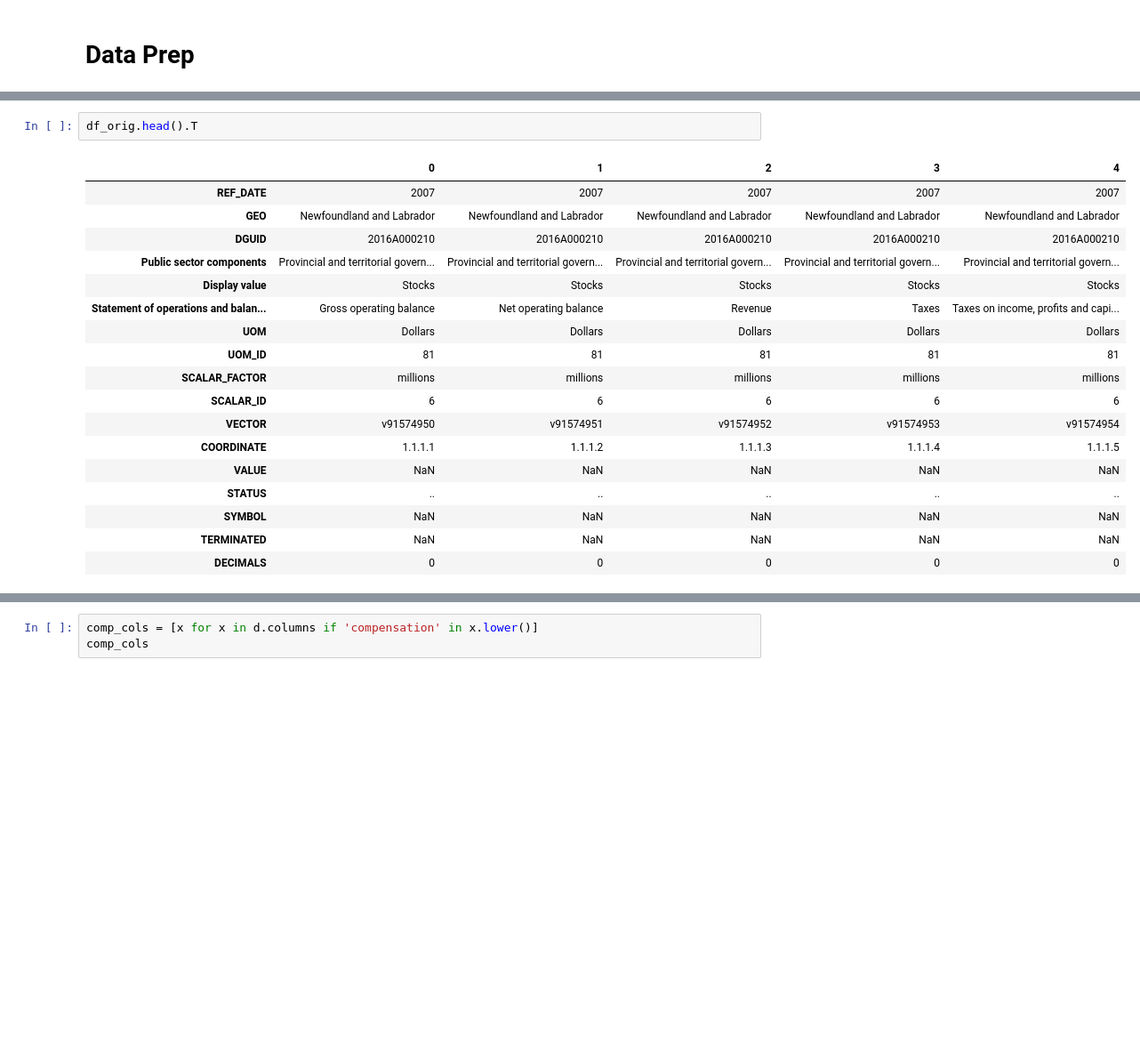
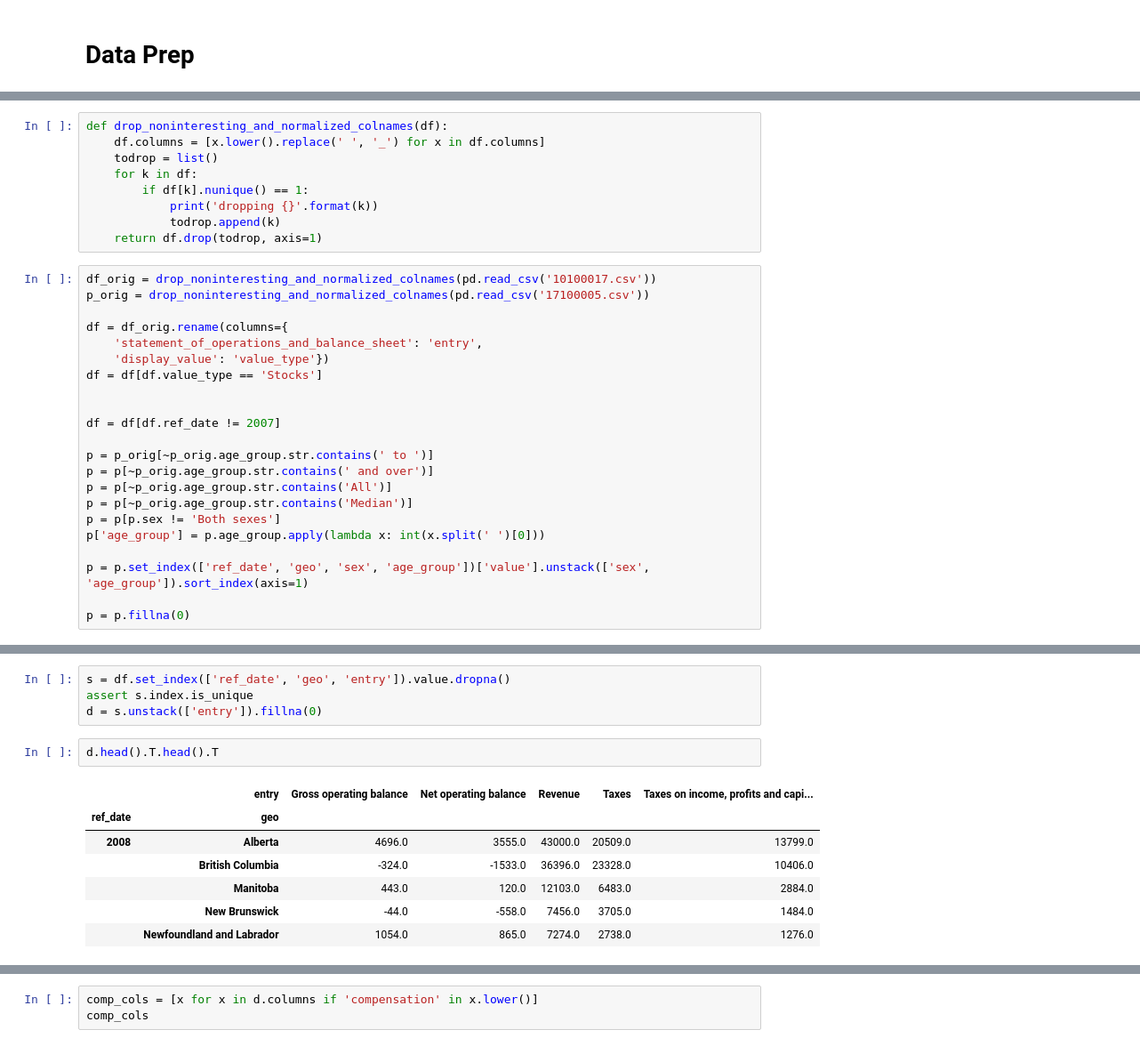
Before and after one commit to cottrell/notebooks, a Jupyter notebook: data/tax/canada/canada_tax_revenue.ipynb, the cells around one changed output, grey strips where cells are left out. Shown at 89% size. Cells and saved outputs as stored; diff of their text form; blank space fills up the shorter version.

```diff
--- a/data/tax/canada/canada_tax_revenue.ipynb
+++ b/data/tax/canada/canada_tax_revenue.ipynb
@@ -16,0 +15,31 @@ df_orig.shape
+# %%
+def drop_noninteresting_and_normalized_colnames(df):
+    df.columns = [x.lower().replace(' ', '_') for x in df.columns]
+    todrop = list()
+    for k in df:
+        if df[k].nunique() == 1:
+            print('dropping {}'.format(k))
+            todrop.append(k)
+    return df.drop(todrop, axis=1)
+# %%
+df_orig = drop_noninteresting_and_normalized_colnames(pd.read_csv('10100017.csv'))
+p_orig = drop_noninteresting_and_normalized_colnames(pd.read_csv('17100005.csv'))
+
+df = df_orig.rename(columns={
+    'statement_of_operations_and_balance_sheet': 'entry',
+    'display_value': 'value_type'})
+df = df[df.value_type == 'Stocks']
+
+
+df = df[df.ref_date != 2007]
+
+p = p_orig[~p_orig.age_group.str.contains(' to ')]
+p = p[~p_orig.age_group.str.contains(' and over')]
+p = p[~p_orig.age_group.str.contains('All')]
+p = p[~p_orig.age_group.str.contains('Median')]
+p = p[p.sex != 'Both sexes']
+p['age_group'] = p.age_group.apply(lambda x: int(x.split(' ')[0]))
+
+p = p.set_index(['ref_date', 'geo', 'sex', 'age_group'])['value'].unstack(['sex', 'age_group']).sort_index(axis=1)
+
+p = p.fillna(0)
@@ -17,21 +58,14 @@ df_orig.shape
+# %%
+s = df.set_index(['ref_date', 'geo', 'entry']).value.dropna()
+assert s.index.is_unique
+d = s.unstack(['entry']).fillna(0)
 # %%
-df_orig.head().T
+d.head().T.head().T
 # %% [output]
-|  | 0 | 1 | 2 | 3 | 4 |
-| REF_DATE | 2007 | 2007 | 2007 | 2007 | 2007 |
-| GEO | Newfoundland and Labrador | Newfoundland and Labrador | Newfoundland and Labrador | Newfoundland and Labrador | Newfoundland and Labrador |
-| DGUID | 2016A000210 | 2016A000210 | 2016A000210 | 2016A000210 | 2016A000210 |
-| Public sector components | Provincial and territorial govern... | Provincial and territorial govern... | Provincial and territorial govern... | Provincial and territorial govern... | Provincial and territorial govern... |
-| Display value | Stocks | Stocks | Stocks | Stocks | Stocks |
-| Statement of operations and balan... | Gross operating balance | Net operating balance | Revenue | Taxes | Taxes on income, profits and capi... |
-| UOM | Dollars | Dollars | Dollars | Dollars | Dollars |
-| UOM_ID | 81 | 81 | 81 | 81 | 81 |
-| SCALAR_FACTOR | millions | millions | millions | millions | millions |
-| SCALAR_ID | 6 | 6 | 6 | 6 | 6 |
-| VECTOR | v91574950 | v91574951 | v91574952 | v91574953 | v91574954 |
-| COORDINATE | 1.1.1.1 | 1.1.1.2 | 1.1.1.3 | 1.1.1.4 | 1.1.1.5 |
-| VALUE | NaN | NaN | NaN | NaN | NaN |
-| STATUS | .. | .. | .. | .. | .. |
-| SYMBOL | NaN | NaN | NaN | NaN | NaN |
-| TERMINATED | NaN | NaN | NaN | NaN | NaN |
-| DECIMALS | 0 | 0 | 0 | 0 | 0 |
+|  | entry | Gross operating balance | Net operating balance | Revenue | Taxes | Taxes on income, profits and capi... |
+| ref_date | geo |  |  |  |  |  |
+| 2008 | Alberta | 4696.0 | 3555.0 | 43000.0 | 20509.0 | 13799.0 |
+|  | British Columbia | -324.0 | -1533.0 | 36396.0 | 23328.0 | 10406.0 |
+|  | Manitoba | 443.0 | 120.0 | 12103.0 | 6483.0 | 2884.0 |
+|  | New Brunswick | -44.0 | -558.0 | 7456.0 | 3705.0 | 1484.0 |
+|  | Newfoundland and Labrador | 1054.0 | 865.0 | 7274.0 | 2738.0 | 1276.0 |
```
Also changed, not shown: parts of 20 cells of this notebook, 5 other files.
